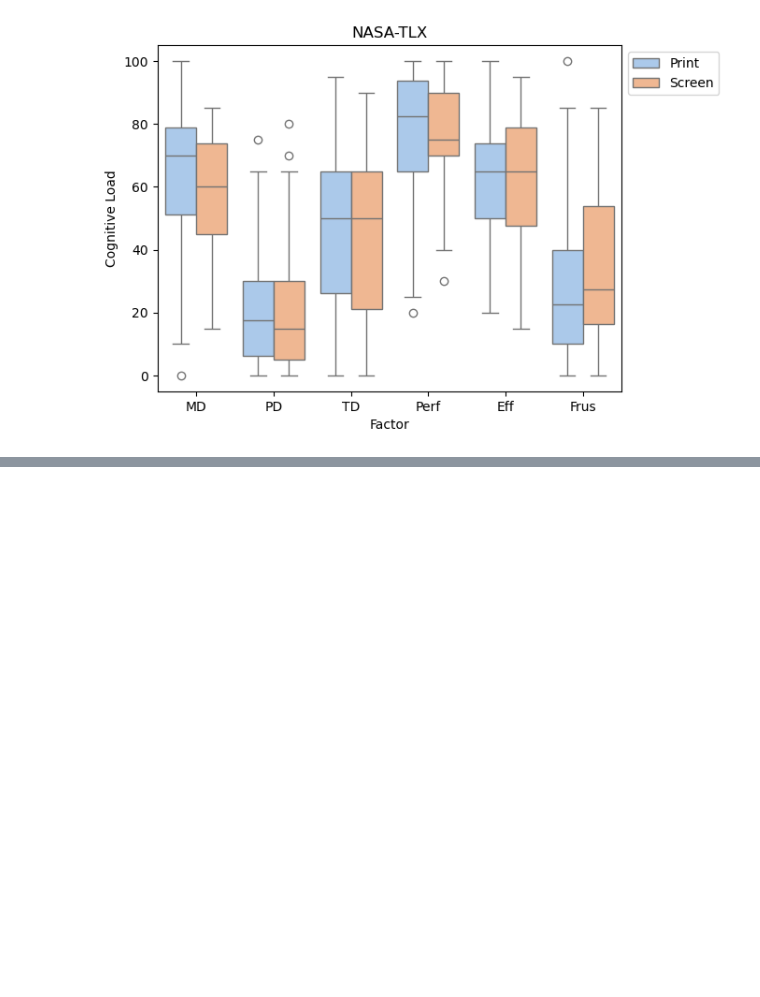
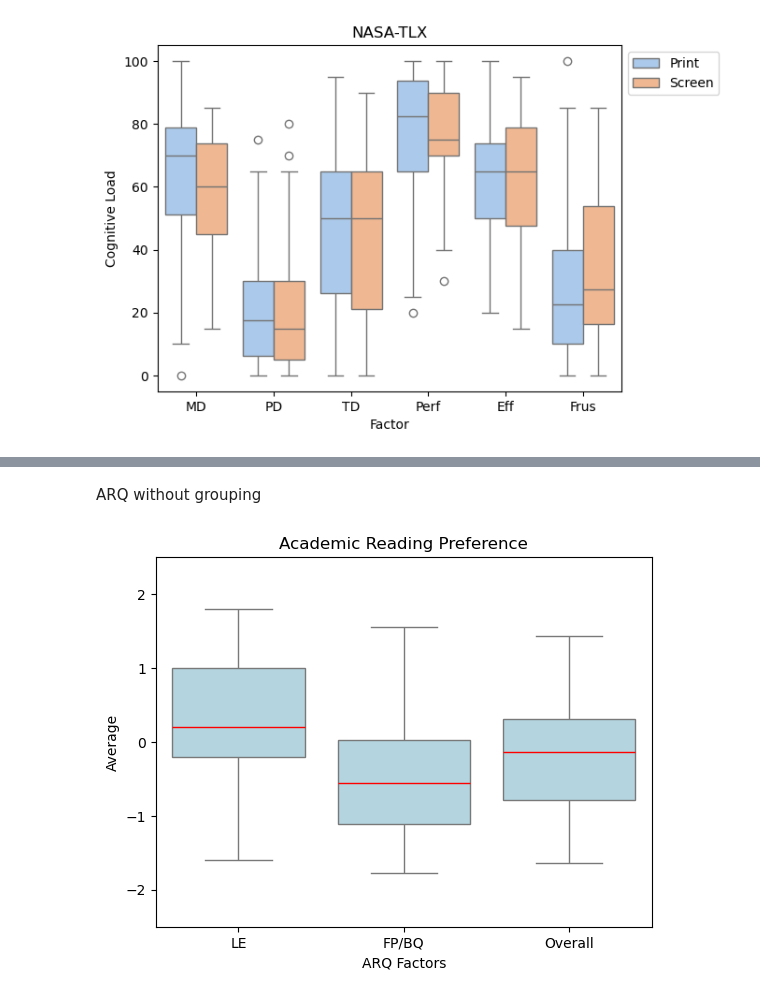
Before and after one commit to KyleCarlo/ScreenVSPrint, a Jupyter notebook: Notebook.ipynb, the cells around one changed output, grey strips where cells are left out. Drawn from its saved outputs; the diff is of its cells as text; code cells hidden in the pictures; blank space fills up the shorter version.

```diff
--- a/Notebook.ipynb
+++ b/Notebook.ipynb
@@ -163 +152,9 @@ plt.show()
+# %%
+learn_engage_cols = [1,7,9,12,13]
+format_behave_cols = [2,3,4,5,6,8,10,11,14]
+
+for i, each in enumerate(learn_engage_cols):
+    learn_engage_cols[i] = f"arq{learn_engage_cols[i]}a"
+for i, each in enumerate(format_behave_cols):
+    format_behave_cols[i] = f"arq{format_behave_cols[i]}a"
 # %%
@@ -221,0 +180,9 @@ df[['format'] + arq_quanti_labels]
+# %%
+arq_median_samp = df[arq_quanti_labels].mean(axis=1).reset_index()
+arq_median_samp['index'] += 1
+arq_median_samp.columns = ['no.', 'arq_overall']
+arq_median_samp['learn_engage'] = df[learn_engage_cols].mean(axis=1)
+arq_median_samp['format_behave'] = df[format_behave_cols].mean(axis=1)
+arq_median_samp['format'] = df['format']
+arq_median_samp = arq_median_samp[['no.', 'format', 'learn_engage', 'format_behave', 'arq_overall']]
+arq_median_samp
@@ -221,0 +207,17 @@ df[['format'] + arq_quanti_labels]
+# %% [markdown]
+ARQ without grouping
+# %%
+arq_median_samp_long_nogroup = arq_median_samp.iloc[:,2:].melt(value_vars=['learn_engage', 'format_behave', 'arq_overall'], var_name='arq', value_name='average')
+sns.boxplot(x='arq', y='average', data=arq_median_samp_long_nogroup, color='lightblue', medianprops={'color': 'red'})
+
+plt.title('Academic Reading Preference')
+plt.ylabel('Average')
+plt.xlabel('ARQ Factors')
+plt.xticks(
+    ticks=range(3),          # positions of the ticks
+    labels=['LE', 'FP/BQ', 'Overall']
+)
+plt.ylim(-2.5,2.5)
+plt.show()
+# %% [output]
+[figure, added]
```
Also changed, not shown: parts of 23 cells of this notebook.
